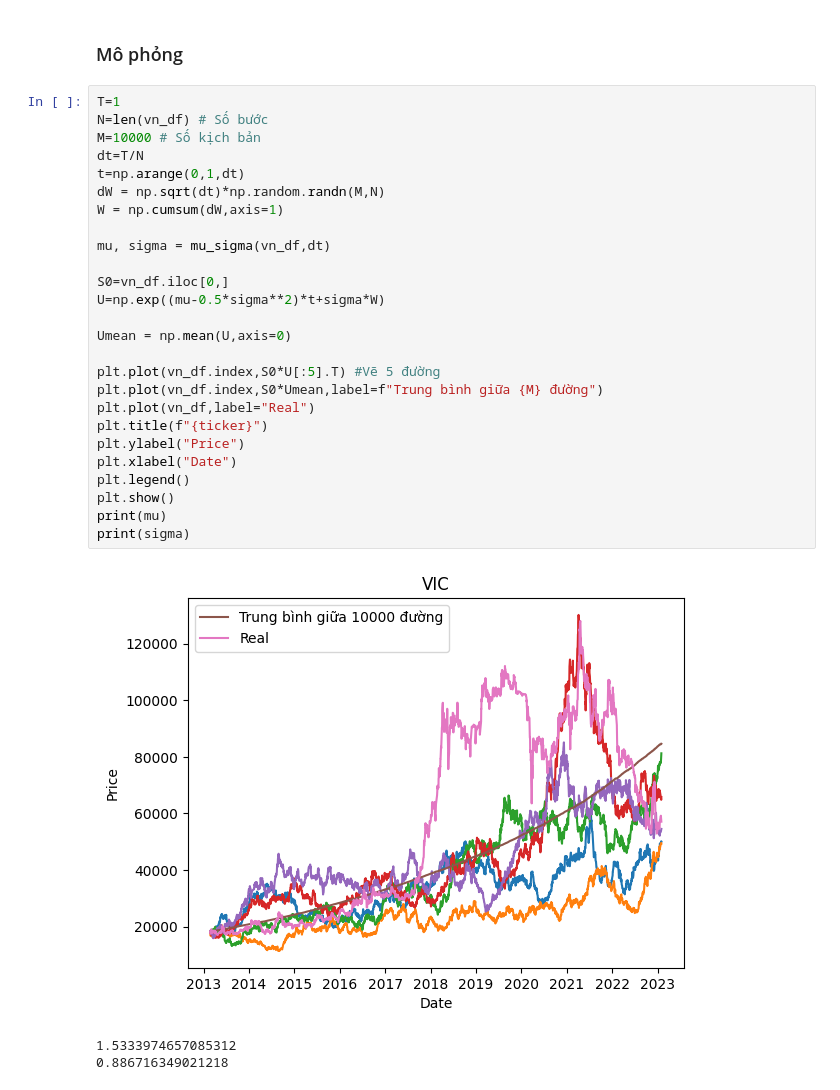
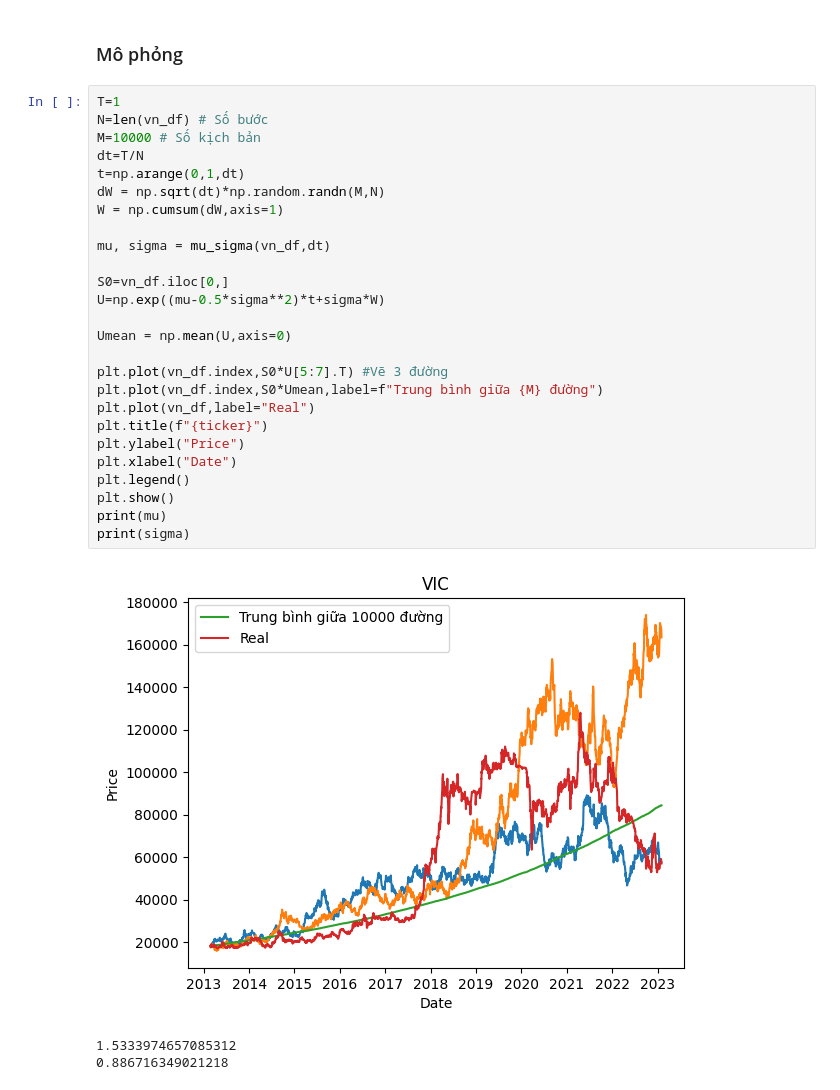
Before and after one commit to khanhtrinh2003/Financial-mathematics, a Jupyter notebook: mo_phong_tren_lop.ipynb, the cells around one changed output. Saved outputs shown, nothing was run; the diff lists cells and outputs as text.

```diff
--- a/mo_phong_tren_lop.ipynb
+++ b/mo_phong_tren_lop.ipynb
@@ -90,30 +90,30 @@ vn_df = vn[ticker][(pd.Timestamp(start).date()<=vn.index.date)&(vn.index.date<=p
 # %%
 T=1
 N=len(vn_df) # Số bước
 M=10000 # Số kịch bản
 dt=T/N
 t=np.arange(0,1,dt)
 dW = np.sqrt(dt)*np.random.randn(M,N)
 W = np.cumsum(dW,axis=1)
 
 mu, sigma = mu_sigma(vn_df,dt)
 
 S0=vn_df.iloc[0,]
 U=np.exp((mu-0.5*sigma**2)*t+sigma*W)
 
 Umean = np.mean(U,axis=0)
 
-plt.plot(vn_df.index,S0*U[:5].T) #Vẽ 5 đường
+plt.plot(vn_df.index,S0*U[5:7].T) #Vẽ 3 đường
 plt.plot(vn_df.index,S0*Umean,label=f"Trung bình giữa {M} đường")
 plt.plot(vn_df,label="Real")
 plt.title(f"{ticker}")
 plt.ylabel("Price")
 plt.xlabel("Date")
 plt.legend()
 plt.show()
 print(mu)
 print(sigma)
 # %% [output]
-[figure, old version]
+[figure, new version]
 1.5333974657085312
 0.886716349021218
```
Also changed, not shown: parts of 1 cell of this notebook.
